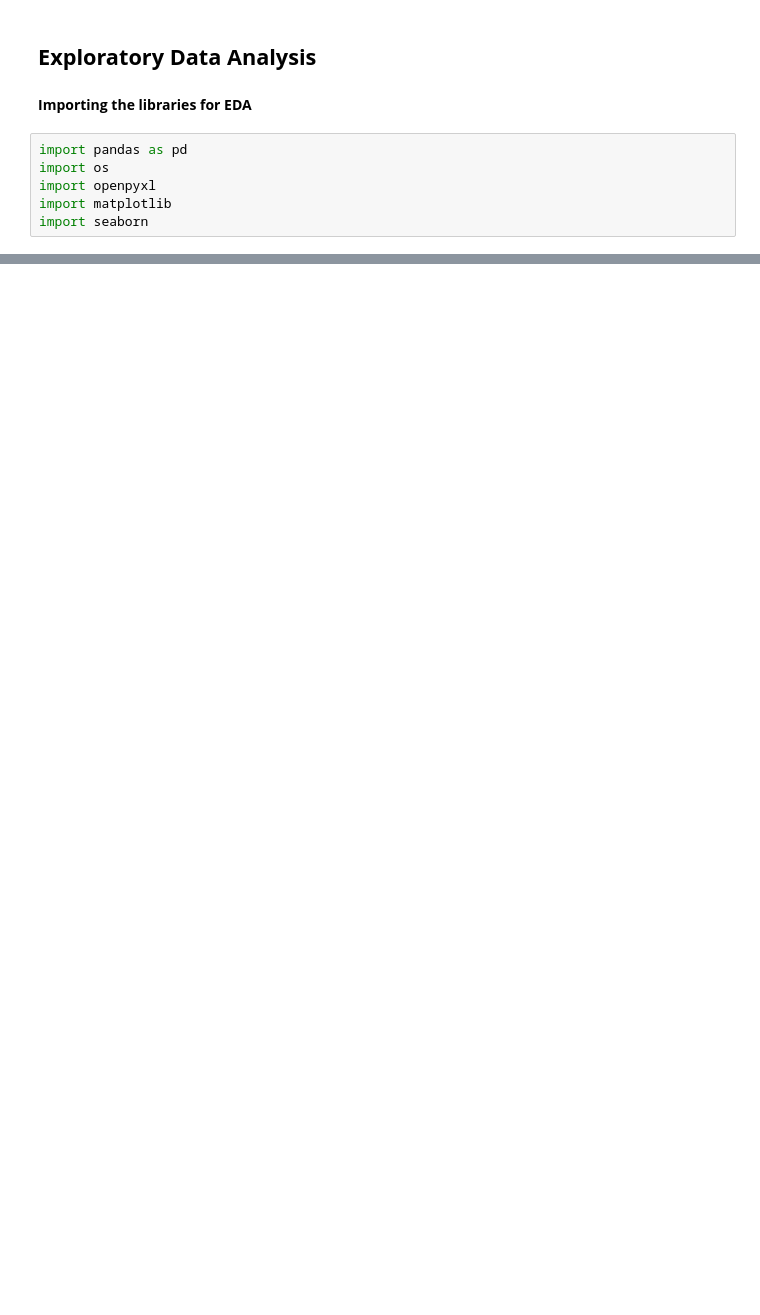
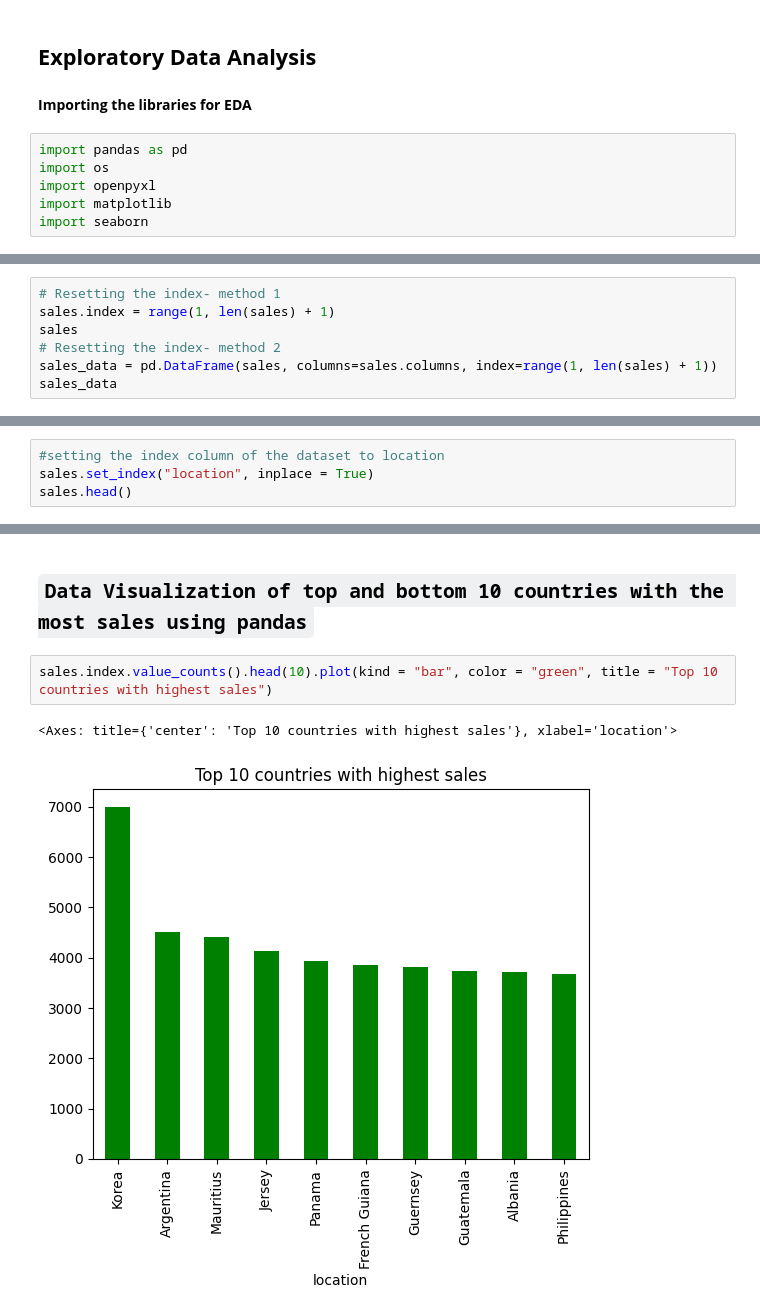
Before and after one commit to DuoDduo/AI-fellowship-module-2, a Jupyter notebook: Tasks/Task15/task_15.ipynb, the cells around one changed output, grey strips where cells are left out. Cells and saved outputs as stored; diff of their text form; blank space fills up the shorter version.

```diff
--- a/Tasks/Task15/task_15.ipynb
+++ b/Tasks/Task15/task_15.ipynb
@@ -45,0 +76,7 @@ sales
+# %%
+# Resetting the index- method 1
+sales.index = range(1, len(sales) + 1)
+sales
+# Resetting the index- method 2
+sales_data = pd.DataFrame(sales, columns=sales.columns, index=range(1, len(sales) + 1))
+sales_data
@@ -45,0 +145,4 @@ sales
+# %%
+#setting the index column of the dataset to location
+sales.set_index("location", inplace = True)
+sales.head()
@@ -45,0 +217,7 @@ sales
+# %% [markdown]
+## `Data Visualization of top and bottom 10 countries with the most sales using pandas`
+# %%
+sales.index.value_counts().head(10).plot(kind = "bar", color = "green", title = "Top 10 countries with highest sales")
+# %% [output]
+<Axes: title={'center': 'Top 10 countries with highest sales'}, xlabel='location'>
+[figure, added]
```
Also changed, not shown: parts of 15 cells of this notebook.
